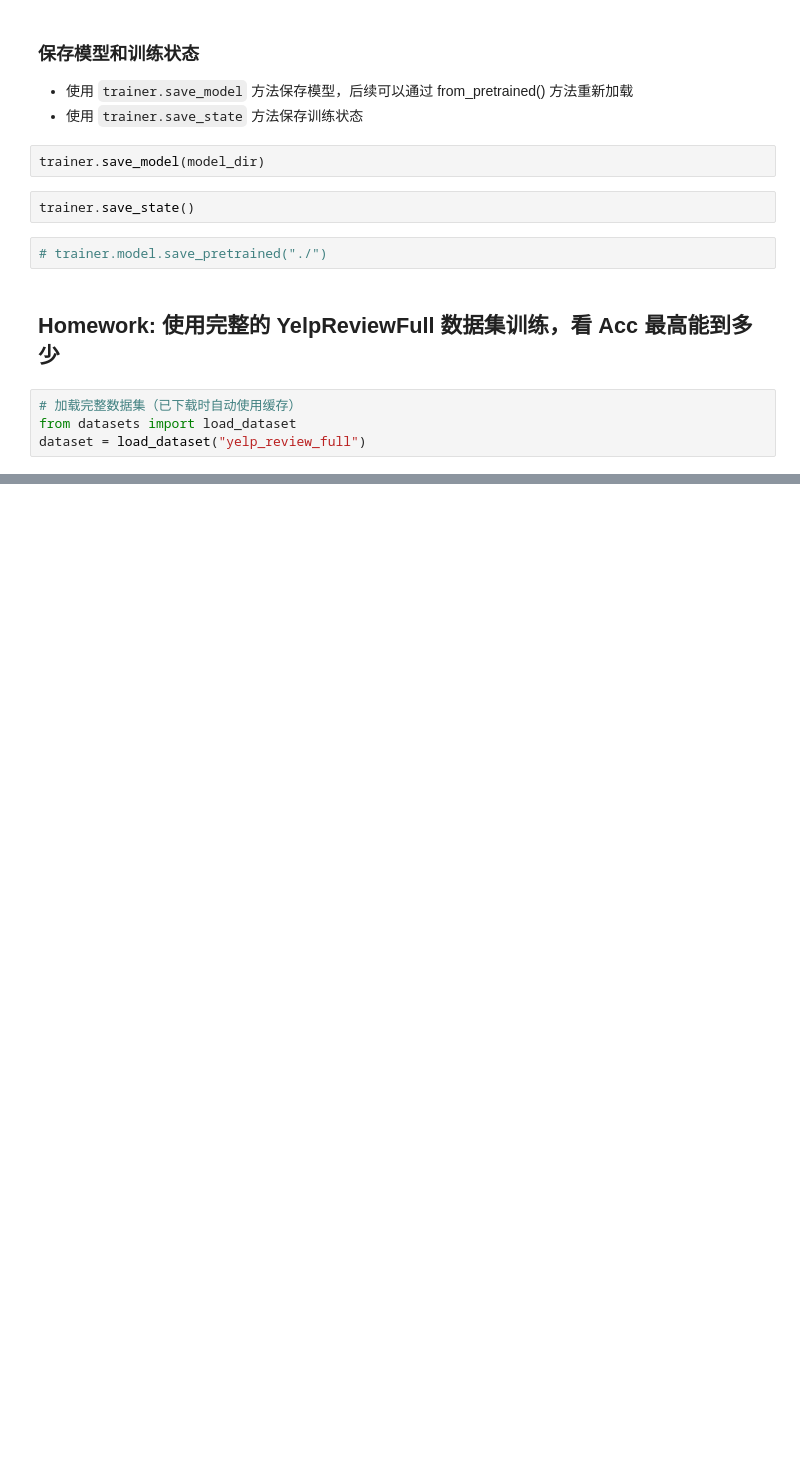
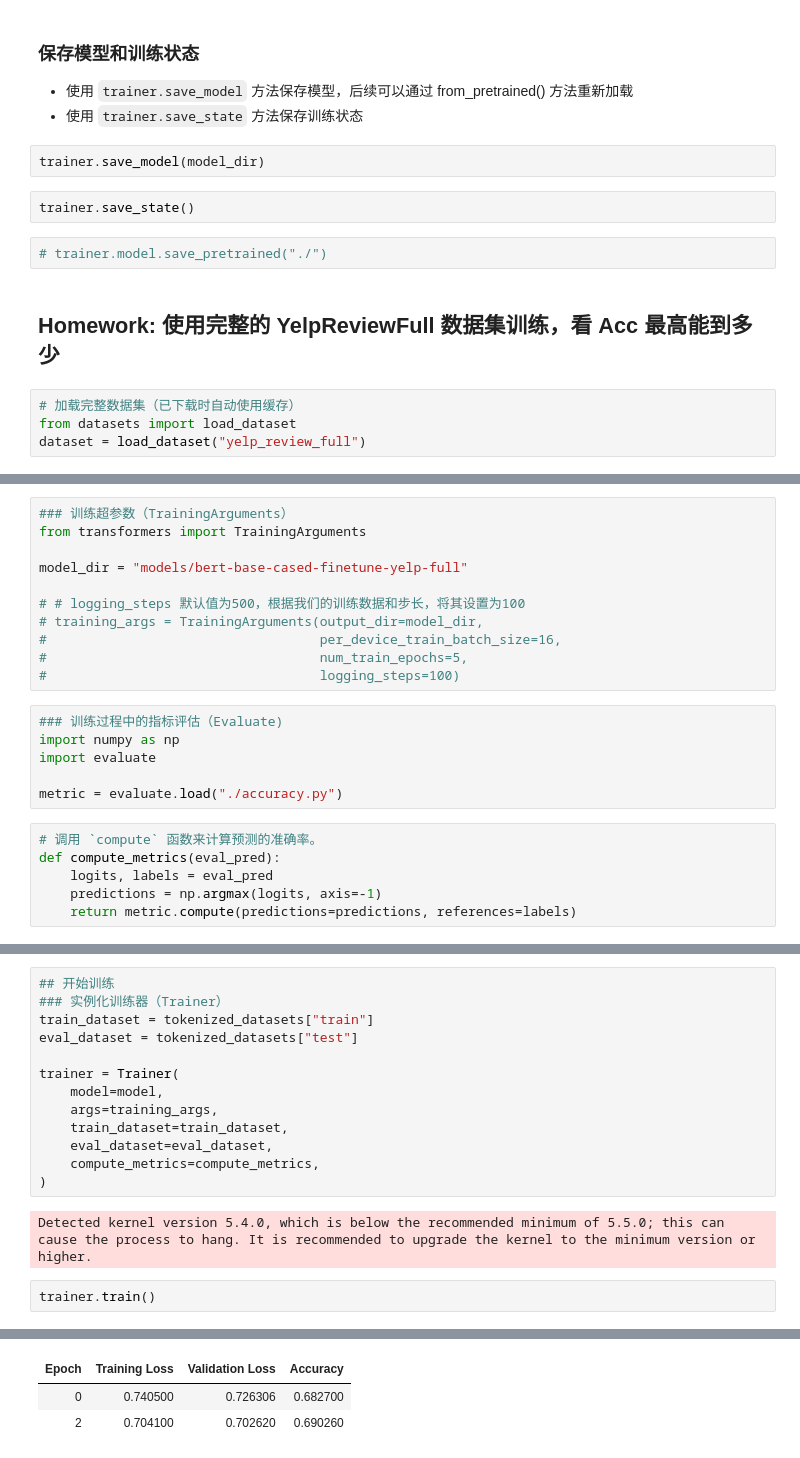
Before and after one commit to chencl1986/LLM-learning, a Jupyter notebook: transformers/fine-tune-quickstart.ipynb, the cells around one changed output, grey strips where cells are left out. Cells and saved outputs as stored; diff of their text form; blank space fills up the shorter version.

```diff
--- a/transformers/fine-tune-quickstart.ipynb
+++ b/transformers/fine-tune-quickstart.ipynb
@@ -932,0 +967,23 @@ dataset["train"][666]
+# %%
+### 训练超参数（TrainingArguments）
+from transformers import TrainingArguments
+
+model_dir = "models/bert-base-cased-finetune-yelp-full"
+
+# # logging_steps 默认值为500，根据我们的训练数据和步长，将其设置为100
+# training_args = TrainingArguments(output_dir=model_dir,
+#                                   per_device_train_batch_size=16,
+#                                   num_train_epochs=5,
+#                                   logging_steps=100)
+# %%
+### 训练过程中的指标评估（Evaluate)
+import numpy as np
+import evaluate
+
+metric = evaluate.load("./accuracy.py")
+# %%
+# 调用 `compute` 函数来计算预测的准确率。
+def compute_metrics(eval_pred):
+    logits, labels = eval_pred
+    predictions = np.argmax(logits, axis=-1)
+    return metric.compute(predictions=predictions, references=labels)
@@ -932,0 +1046,18 @@ dataset["train"][666]
+# %%
+## 开始训练
+### 实例化训练器（Trainer）
+train_dataset = tokenized_datasets["train"]
+eval_dataset = tokenized_datasets["test"]
+
+trainer = Trainer(
+    model=model,
+    args=training_args,
+    train_dataset=train_dataset,
+    eval_dataset=eval_dataset,
+    compute_metrics=compute_metrics,
+)
+# %% [output]
+Detected kernel version 5.4.0, which is below the recommended minimum of 5.5.0; this can cause the process to hang. It is recommended to upgrade the kernel to the minimum version or higher.
+# %%
+trainer.train()
+# %% [output]
@@ -932,0 +1065,3 @@ dataset["train"][666]
+| Epoch | Training Loss | Validation Loss | Accuracy |
+| 0 | 0.740500 | 0.726306 | 0.682700 |
+| 2 | 0.704100 | 0.702620 | 0.690260 |
```
Also changed, not shown: parts of 11 cells of this notebook, 1 other file.
